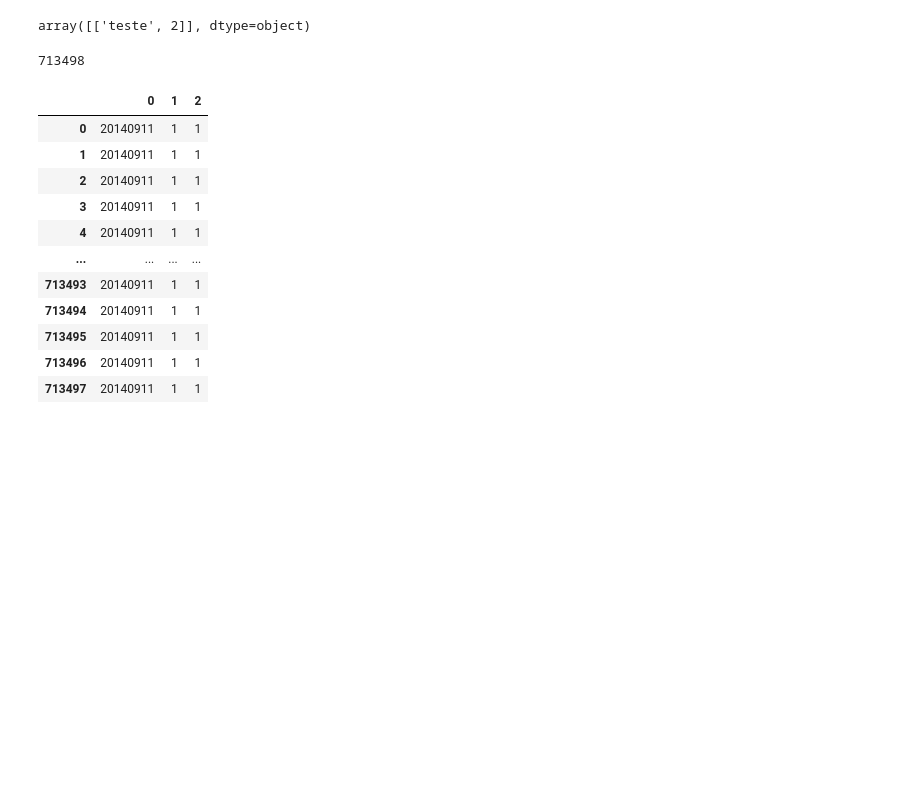
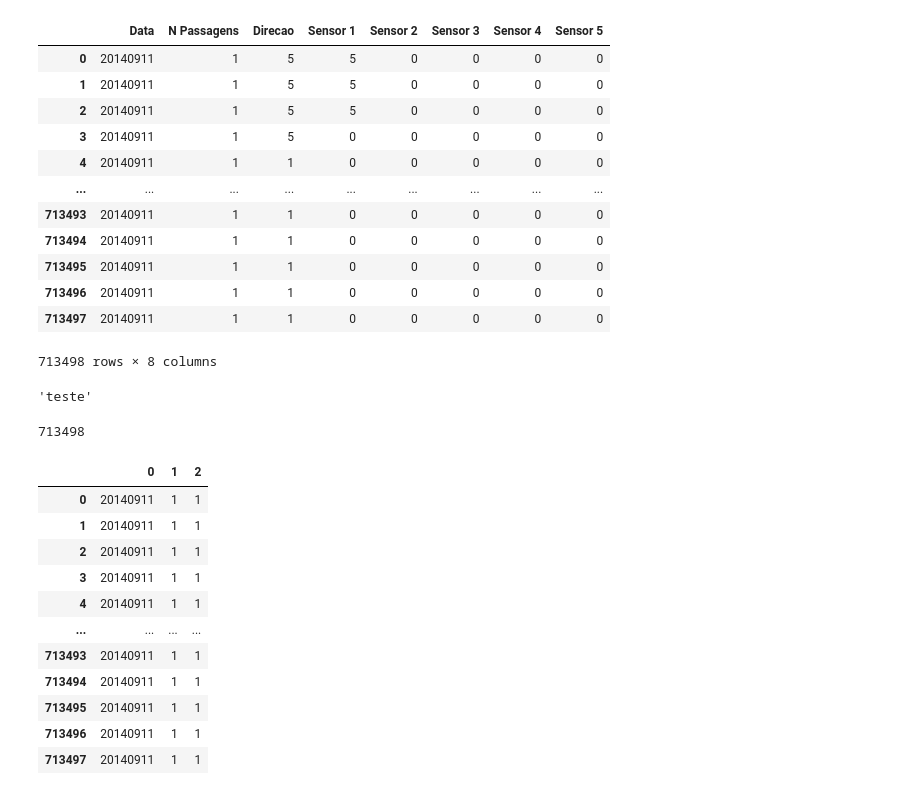
Before and after one commit to JordanAmorim/DataScience_Railway_Dataset, a Jupyter notebook: Trabalho-2022-2.ipynb, the cells around one changed output. Drawn from its saved outputs; the diff is of its cells as text; code cells hidden in the pictures; blank space fills up the shorter version.

Commit message:
Acertei umas coisas, mas ainda não consegui colocar o dado dentro do negócio

```diff
--- a/Trabalho-2022-2.ipynb
+++ b/Trabalho-2022-2.ipynb
@@ -12,6 +12,6 @@ from os import mkdir
 path_sources = r'C:\Users\vinic\python_projects\monitoracao_project\dados'
 path_destiny = r'C:\Users\vinic\python_projects\monitoracao_project\dados_parquet'
 
-folders = [listdir(path_sources)[0]] # Lembrar de tirar o [0] quando for rodar tudo
+folders = listdir(path_sources) # Lembrar de tirar o [0] quando for rodar tudo
 # folders = [folders[0]] # teste com uma pasta só
-# print(folders)
+#print(folders)
@@ -67,8 +129,27 @@ int
+# %%
+Dd_teste = Dados_Acell
+# %%
+Dd_teste.iloc[0:3, 2:4] = 5
+Dd_teste
+# %% [output]
+|  | Data | N Passagens | Direcao | Sensor 1 | Sensor 2 | Sensor 3 | Sensor 4 | Sensor 5 |
+| 0 | 20140911 | 1 | 5 | 5 | 0 | 0 | 0 | 0 |
+| 1 | 20140911 | 1 | 5 | 5 | 0 | 0 | 0 | 0 |
+| 2 | 20140911 | 1 | 5 | 5 | 0 | 0 | 0 | 0 |
+| 3 | 20140911 | 1 | 5 | 0 | 0 | 0 | 0 | 0 |
+| 4 | 20140911 | 1 | 1 | 0 | 0 | 0 | 0 | 0 |
+| ... | ... | ... | ... | ... | ... | ... | ... | ... |
+| 713493 | 20140911 | 1 | 1 | 0 | 0 | 0 | 0 | 0 |
+| 713494 | 20140911 | 1 | 1 | 0 | 0 | 0 | 0 | 0 |
+| 713495 | 20140911 | 1 | 1 | 0 | 0 | 0 | 0 | 0 |
+| 713496 | 20140911 | 1 | 1 | 0 | 0 | 0 | 0 | 0 |
+| 713497 | 20140911 | 1 | 1 | 0 | 0 | 0 | 0 | 0 |
+713498 rows × 8 columns
 # %%
 df = pd.DataFrame(['teste', 2]).T
-df.values
+df.values[0][0]
 # %% [output]
-array([['teste', 2]], dtype=object)
+'teste'
 # %%
 df = pd.DataFrame([props[1], props[2], props[3]]).T
 df_temp = pd.DataFrame(np.repeat(df.values, n_linhas, axis=0))
```
Also changed, not shown: parts of 15 cells of this notebook, 1 other file.
